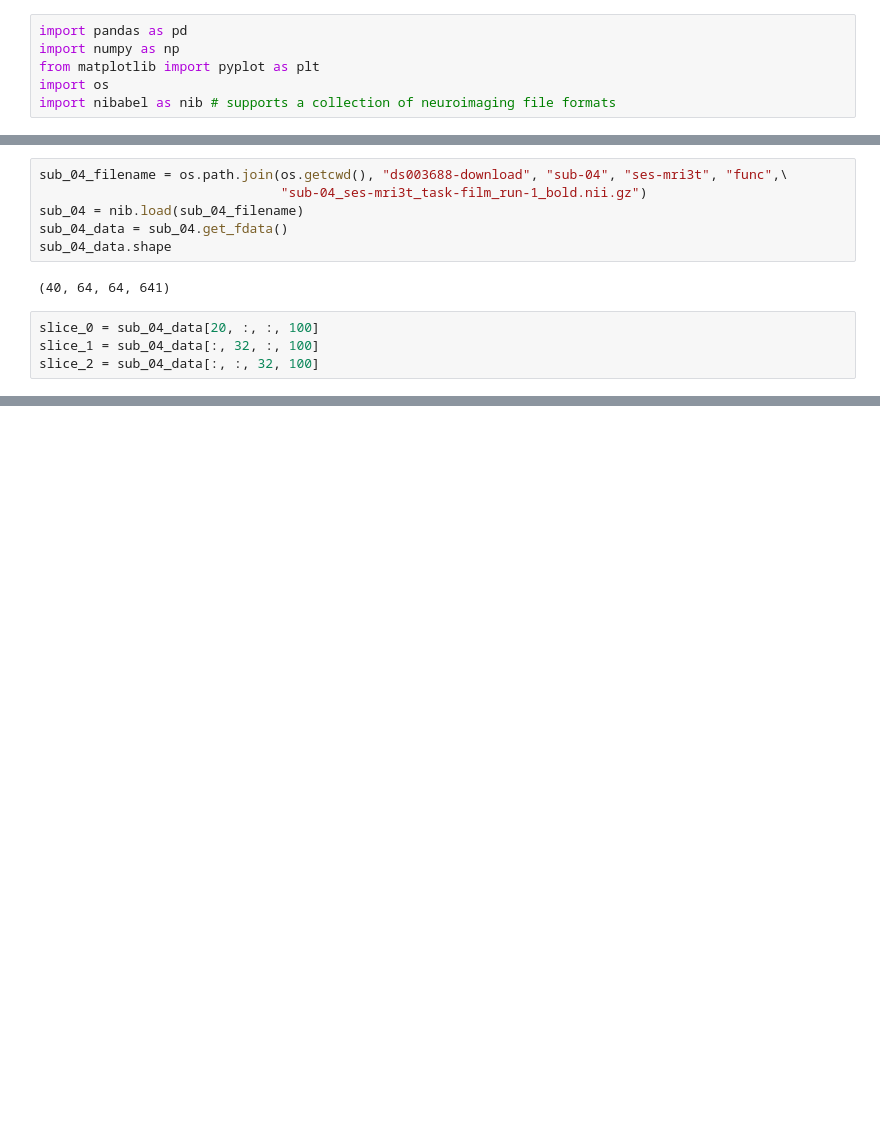
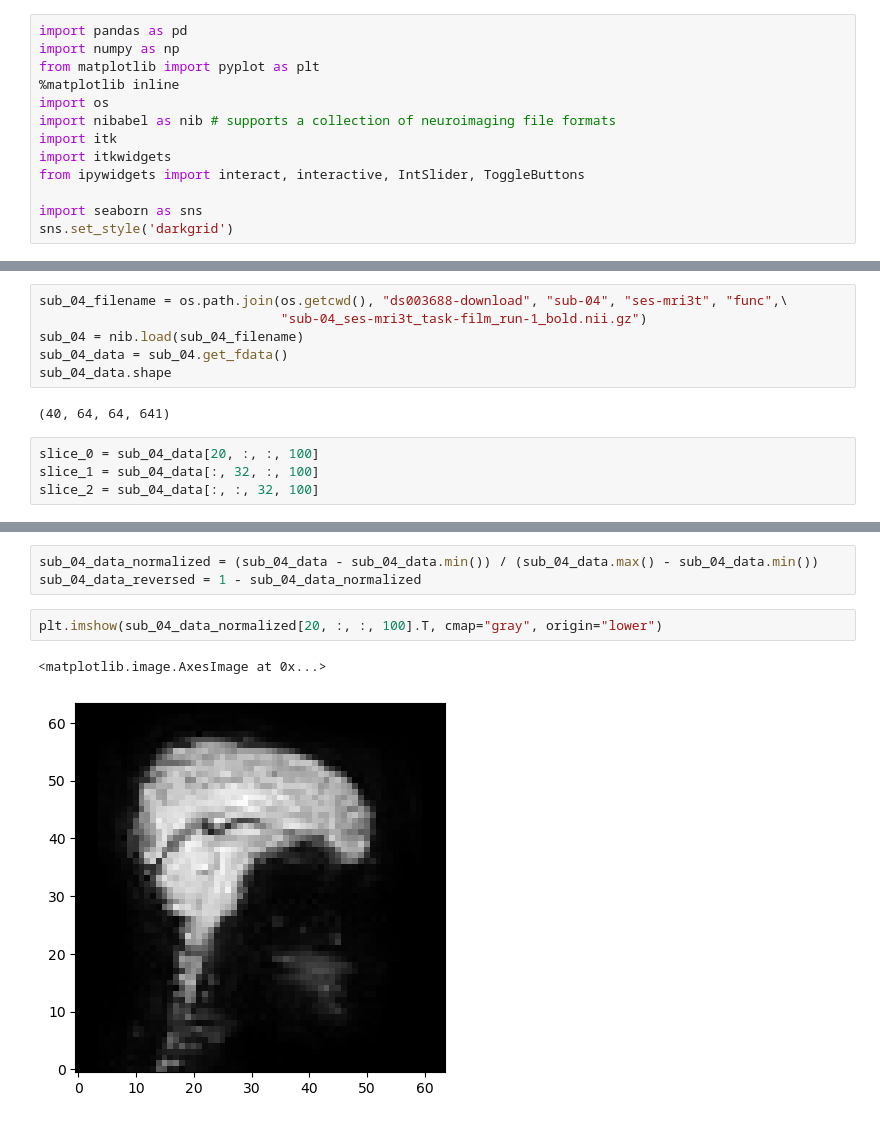
Before and after one commit to intsystems/2023-Project-112, a Jupyter notebook: src/data.ipynb, the cells around one changed output, grey strips where cells are left out. Drawn from its saved outputs; the diff is of its cells as text; blank space fills up the shorter version.

```diff
--- a/src/data.ipynb
+++ b/src/data.ipynb
@@ -7,8 +28,15 @@ Requirement already satisfied: numpy>=1.17.3 in c:\users\kisnikser\anaconda3\lib
 import pandas as pd
 import numpy as np
 from matplotlib import pyplot as plt
+%matplotlib inline
 import os
 import nibabel as nib # supports a collection of neuroimaging file formats
+import itk
+import itkwidgets
+from ipywidgets import interact, interactive, IntSlider, ToggleButtons
+
+import seaborn as sns
+sns.set_style('darkgrid')
 # %%
 def show_slices(slices):
     fig, axes = plt.subplots(1, len(slices))
@@ -31,2 +59,10 @@ show_slices([slice_0, slice_1, slice_2])
 # %% [output]
 [figure]
+# %%
+sub_04_data_normalized = (sub_04_data - sub_04_data.min()) / (sub_04_data.max() - sub_04_data.min())
+sub_04_data_reversed = 1 - sub_04_data_normalized
+# %%
+plt.imshow(sub_04_data_normalized[20, :, :, 100].T, cmap="gray", origin="lower")
+# %% [output]
+<matplotlib.image.AxesImage at 0x...>
+[figure, added]
```
Also changed, not shown: parts of 5 cells of this notebook.
